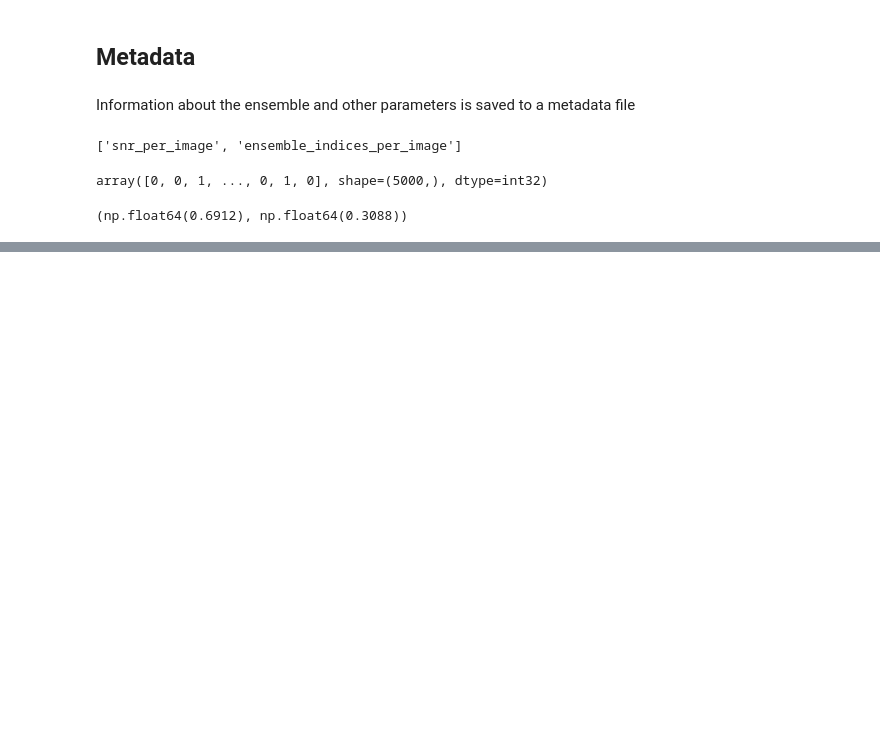
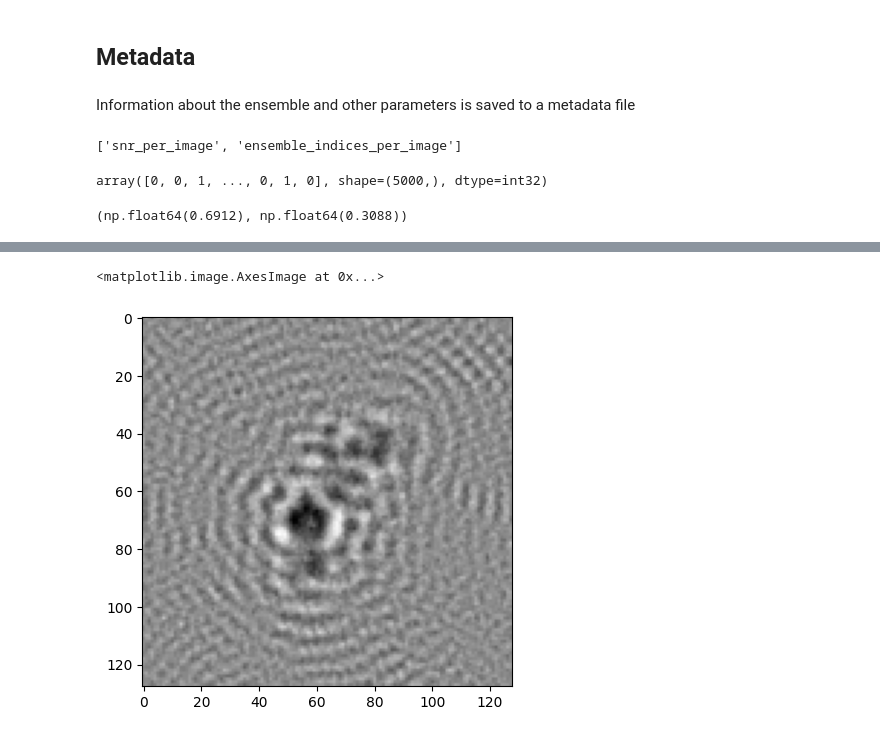
Before and after one commit to flatironinstitute/cryojax-ensemble-optimization, a Jupyter notebook: tutorial/data_generation/generate_and_visualize_data.ipynb, the cells around one changed output, grey strips where cells are left out. Saved outputs shown, nothing was run; the diff lists cells and outputs as text; code cells hidden in the pictures; blank space fills up the shorter version.

```diff
--- a/tutorial/data_generation/generate_and_visualize_data.ipynb
+++ b/tutorial/data_generation/generate_and_visualize_data.ipynb
@@ -71,0 +85,33 @@ weight_0, weight_1
+# %%
+potential = load_atomic_models_as_potentials(
+    ["atomic_models/ala_model_0.pdb"],
+    selection_string="not element H",
+    loads_b_factors=True,
+)[0]
+
+config = cxs.BasicConfig(shape=(128, 128), pixel_size=0.2, voltage_in_kilovolts=300.0)
+
+pose = stack_dataset[0]["parameters"]["pose"]
+# %%
+transfer_theory = cxs.ContrastTransferTheory(
+    ctf=cxs.AberratedAstigmaticCTF(
+        defocus_in_angstroms=100.0,
+        astigmatism_in_angstroms=0.0,
+        astigmatism_angle=0.0,
+        spherical_aberration_in_mm=0.27,
+    ),
+    amplitude_contrast_ratio=0.1,
+)
+
+
+image = cxs.make_image_model(
+    potential,
+    config,
+    pose,
+    transfer_theory,
+).simulate()
+
+plt.imshow(image, cmap="gray")
+# %% [output]
+<matplotlib.image.AxesImage at 0x...>
+[figure, added]
```
Also changed, not shown: parts of 6 cells of this notebook, 5 other files.
